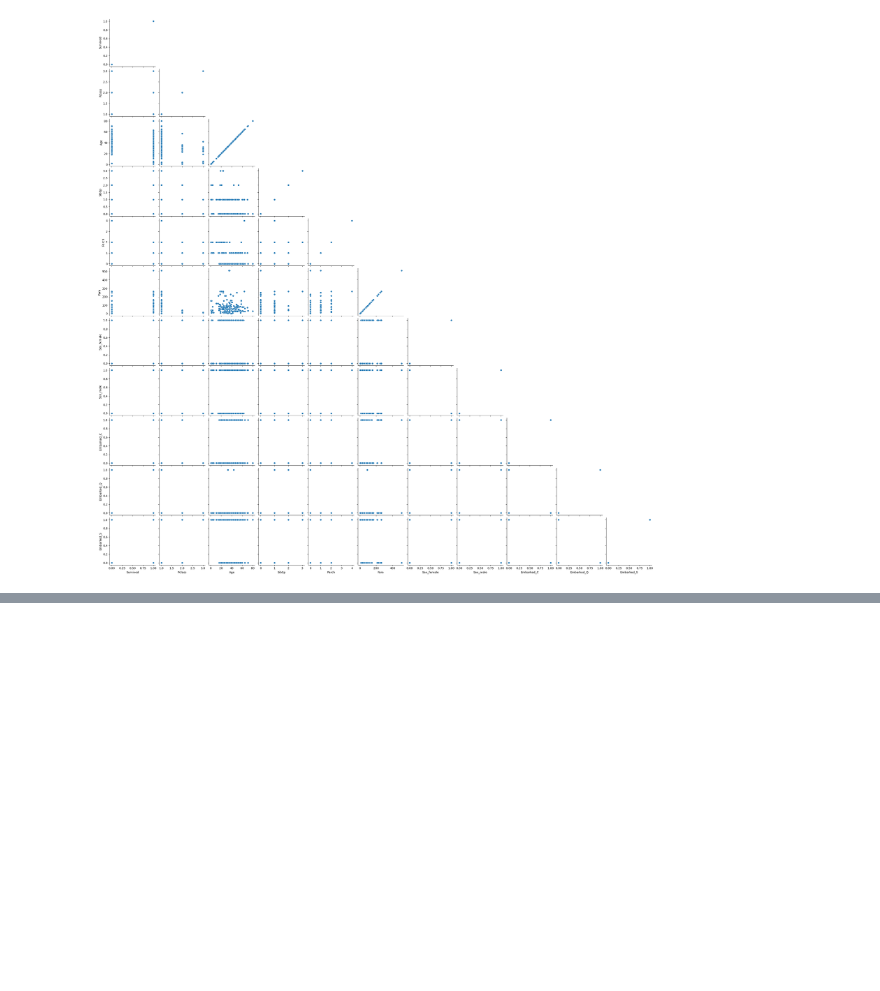
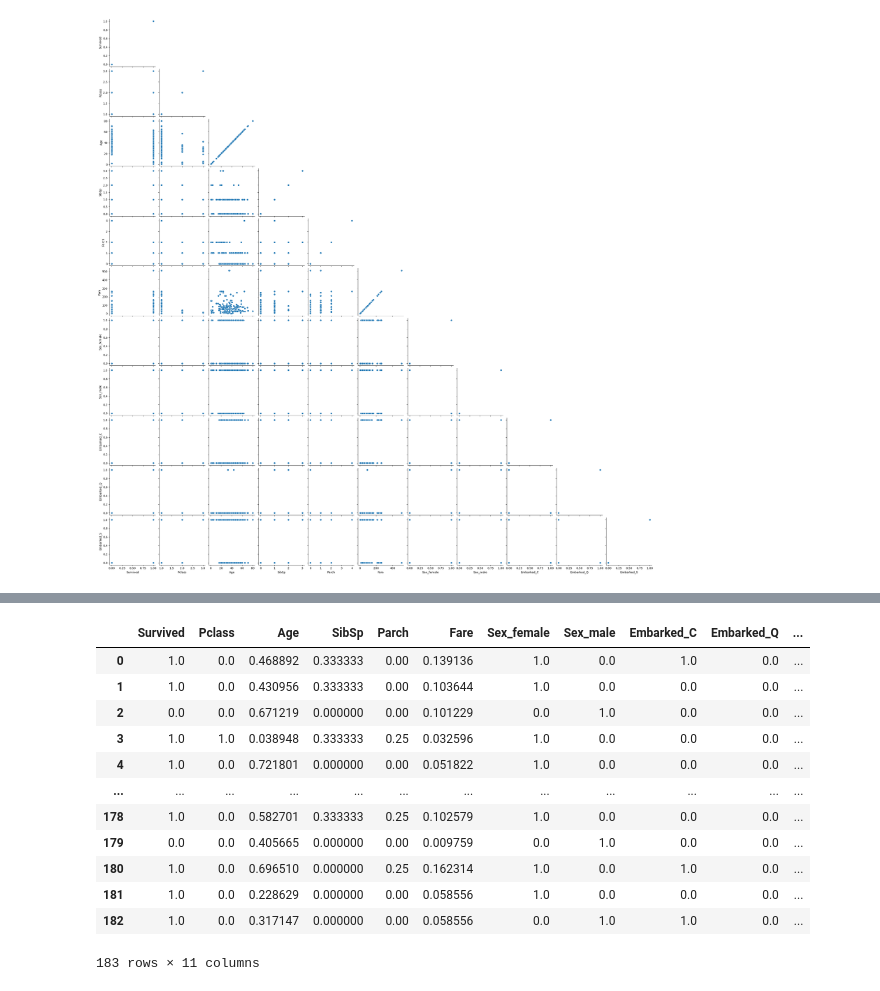
Before and after one commit to paalcald/aiiot, a Jupyter notebook: practicas/p1/parteA.ipynb, the cells around one changed output, grey strips where cells are left out. Drawn from its saved outputs; the diff is of its cells as text; code cells hidden in the pictures; blank space fills up the shorter version.

```diff
--- a/practicas/p1/parteA.ipynb
+++ b/practicas/p1/parteA.ipynb
@@ -133,0 +167,20 @@ max    512.329200    2.000000
+# %%
+scaler = MinMaxScaler()
+
+df_norm = pd.DataFrame(scaler.fit_transform(df_onehot), columns=df_onehot.columns)
+
+display(df_norm)
+# %% [output]
+|  | Survived | Pclass | Age | SibSp | Parch | Fare | Sex_female | Sex_male | Embarked_C | Embarked_Q | ... |
+| 0 | 1.0 | 0.0 | 0.468892 | 0.333333 | 0.00 | 0.139136 | 1.0 | 0.0 | 1.0 | 0.0 | ... |
+| 1 | 1.0 | 0.0 | 0.430956 | 0.333333 | 0.00 | 0.103644 | 1.0 | 0.0 | 0.0 | 0.0 | ... |
+| 2 | 0.0 | 0.0 | 0.671219 | 0.000000 | 0.00 | 0.101229 | 0.0 | 1.0 | 0.0 | 0.0 | ... |
+| 3 | 1.0 | 1.0 | 0.038948 | 0.333333 | 0.25 | 0.032596 | 1.0 | 0.0 | 0.0 | 0.0 | ... |
+| 4 | 1.0 | 0.0 | 0.721801 | 0.000000 | 0.00 | 0.051822 | 1.0 | 0.0 | 0.0 | 0.0 | ... |
+| ... | ... | ... | ... | ... | ... | ... | ... | ... | ... | ... | ... |
+| 178 | 1.0 | 0.0 | 0.582701 | 0.333333 | 0.25 | 0.102579 | 1.0 | 0.0 | 0.0 | 0.0 | ... |
+| 179 | 0.0 | 0.0 | 0.405665 | 0.000000 | 0.00 | 0.009759 | 0.0 | 1.0 | 0.0 | 0.0 | ... |
+| 180 | 1.0 | 0.0 | 0.696510 | 0.000000 | 0.25 | 0.162314 | 1.0 | 0.0 | 1.0 | 0.0 | ... |
+| 181 | 1.0 | 0.0 | 0.228629 | 0.000000 | 0.00 | 0.058556 | 1.0 | 0.0 | 0.0 | 0.0 | ... |
+| 182 | 1.0 | 0.0 | 0.317147 | 0.000000 | 0.00 | 0.058556 | 0.0 | 1.0 | 1.0 | 0.0 | ... |
+183 rows × 11 columns
```
Also changed, not shown: parts of 6 cells of this notebook.
